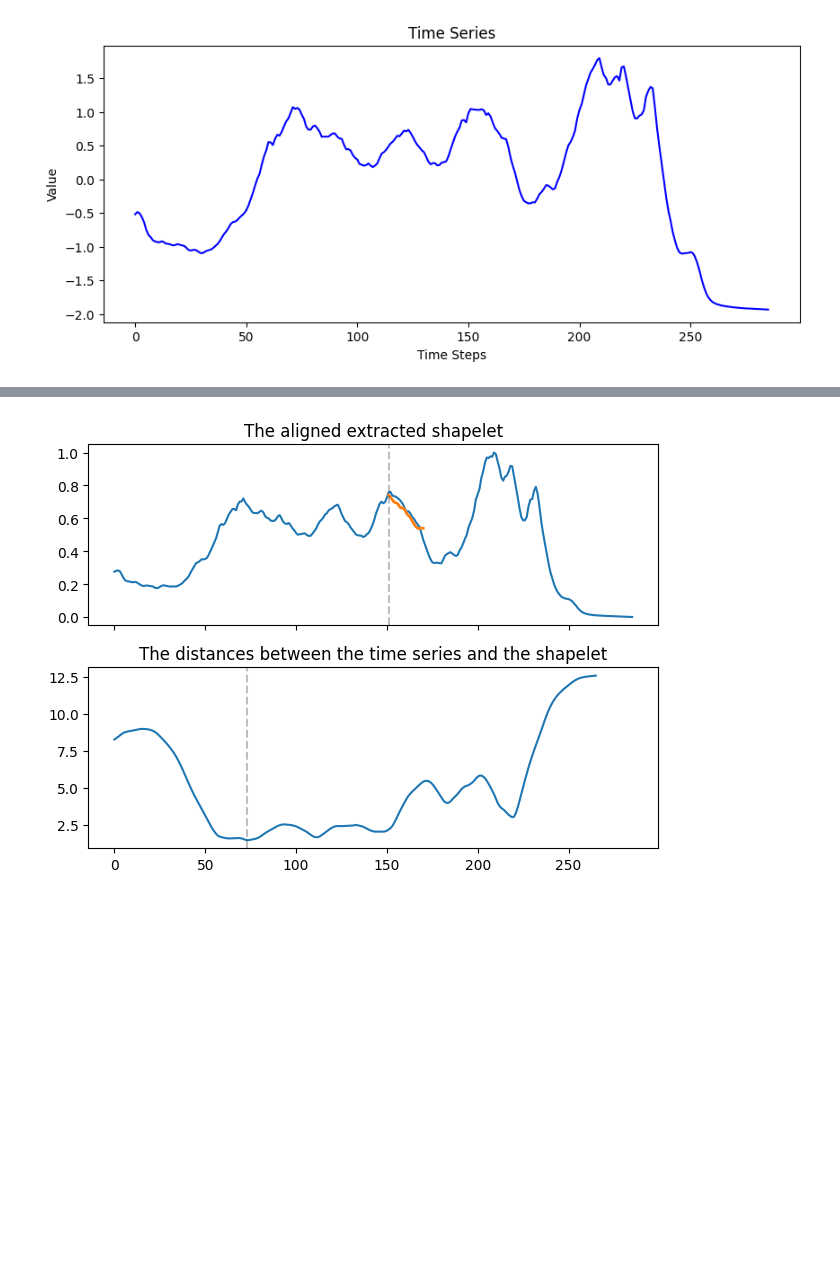
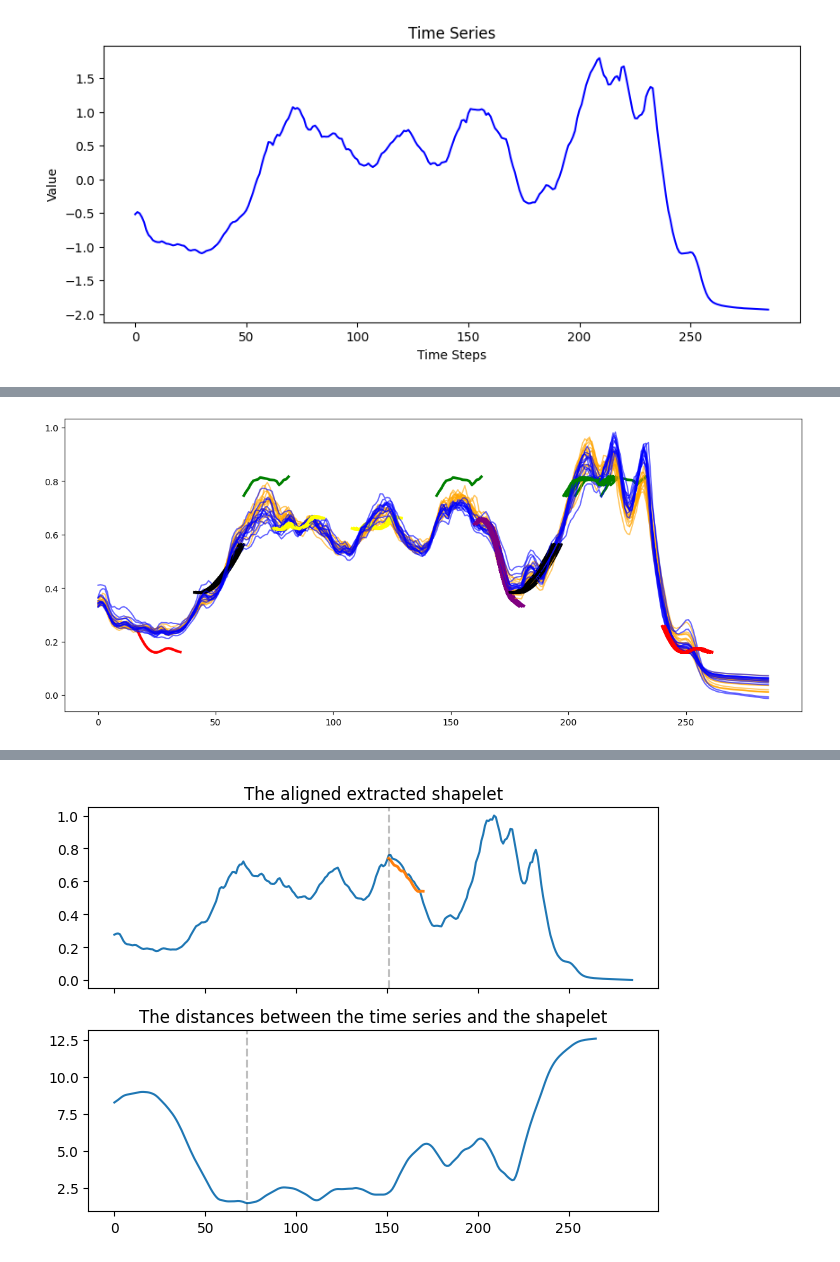
Before and after one commit to FabianWylczoch/XAI-for-Time-Series, a Jupyter notebook: LearningShapelets.ipynb, the cells around one changed output, grey strips where cells are left out. Drawn from its saved outputs; the diff is of its cells as text; code cells hidden in the pictures; blank space fills up the shorter version.

```diff
--- a/LearningShapelets.ipynb
+++ b/LearningShapelets.ipynb
@@ -90,0 +151,23 @@ for id_shap in range(len(model.shapelets_)):
+# %%
+test_dataset = UCRDataset(test_x_scaled.astype(np.float32),test_y.astype(np.float32))
+
+time_axis = np.arange(286)
+fig, ax = plt.subplots(figsize=(15, 6))
+
+colors = ["red", "yellow", "green", "black", "purple"]
+
+for test_ts_id in range(len(test_dataset)):
+    input_tensor = test_dataset[test_ts_id][0]
+    label = test_dataset[test_ts_id][1]
+
+    # Visualization
+    color = 'blue' if label == 1 else 'orange'
+    ax.plot(time_axis, input_tensor, label="Input Time Series", color=color, alpha=0.6)
+
+    for id_shap in range(len(model.shapelets_)):
+        shap = model.shapelets_[id_shap]
+        #shap = TimeSeriesScalerMinMax().fit_transform(shap.reshape(1, -1, 1)).flatten()
+        pos = predicted_locations[test_ts_id, id_shap]
+        ax.plot(np.arange(pos, pos + len(shap)), shap, linewidth=3, color=colors[id_shap])
+# %% [output]
+[figure, added]
```
Also changed, not shown: parts of 6 cells of this notebook.
